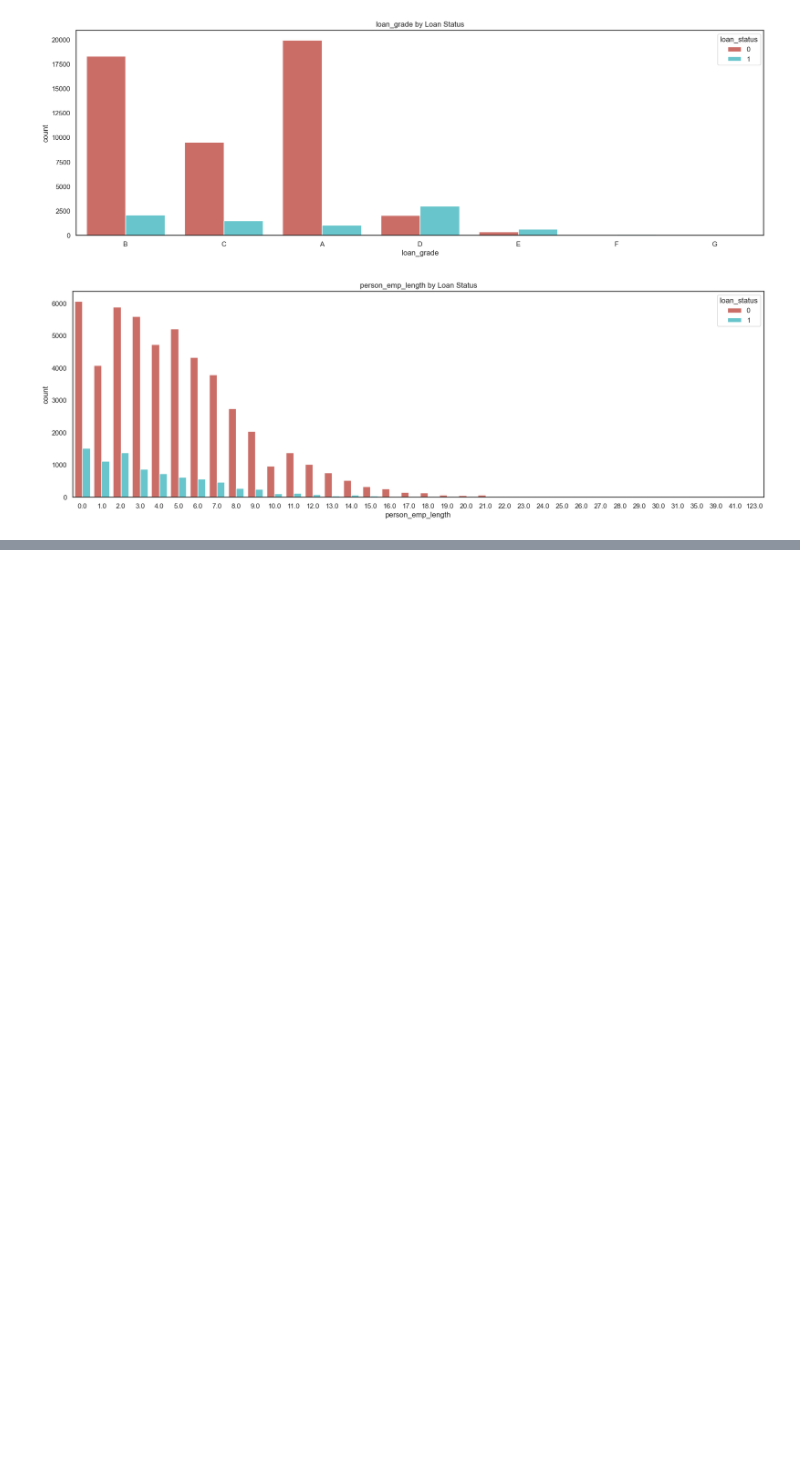
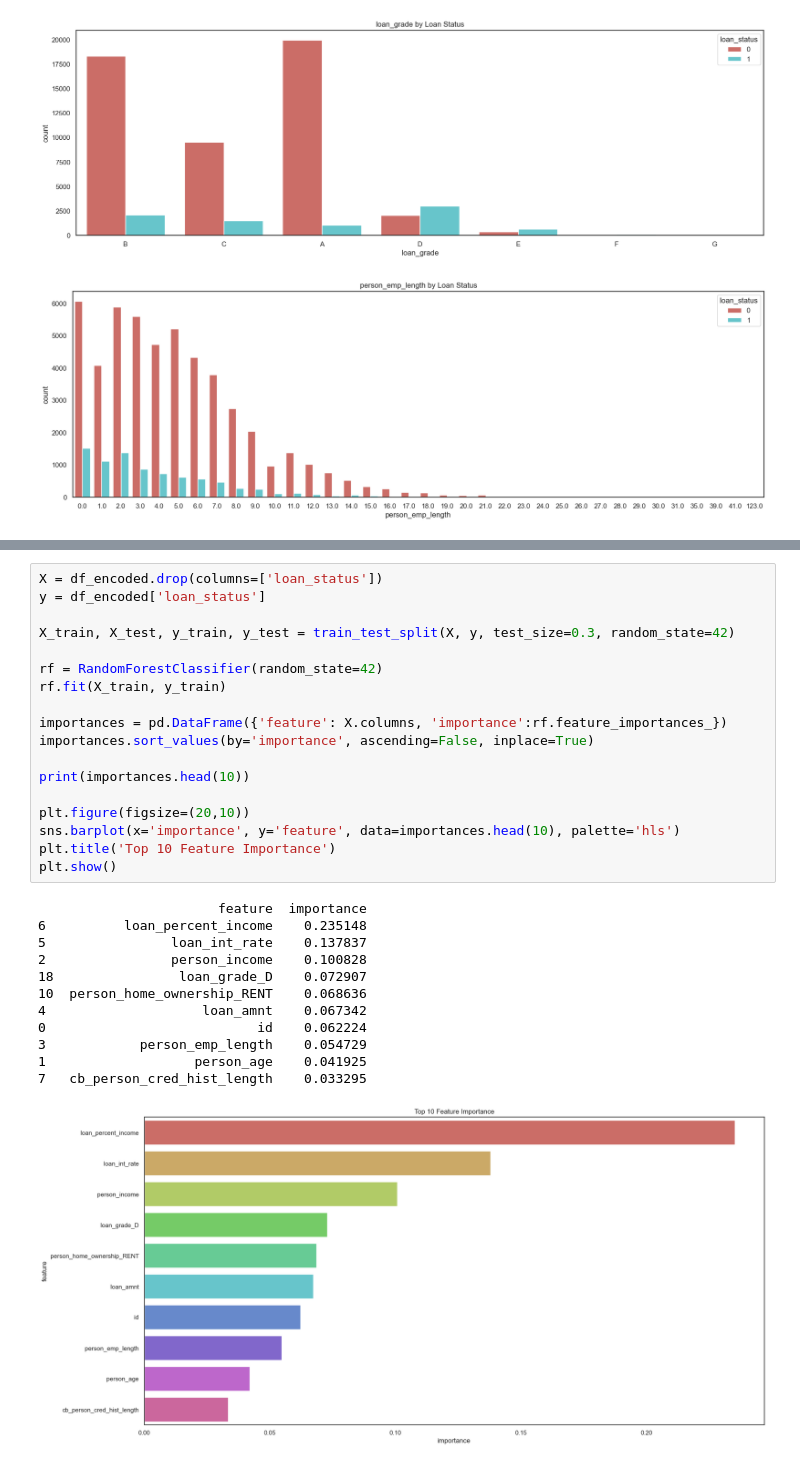
Before and after one commit to UWO-ECE-2024/9014-ML-Final, a Jupyter notebook: project.ipynb, the cells around one changed output, grey strips where cells are left out. Cells and saved outputs as stored; diff of their text form; blank space fills up the shorter version.

```diff
--- a/project.ipynb
+++ b/project.ipynb
@@ -136,0 +190,31 @@ for col in categroical_cols:
+# %%
+X = df_encoded.drop(columns=['loan_status'])
+y = df_encoded['loan_status']
+
+X_train, X_test, y_train, y_test = train_test_split(X, y, test_size=0.3, random_state=42)
+
+rf = RandomForestClassifier(random_state=42)
+rf.fit(X_train, y_train)
+
+importances = pd.DataFrame({'feature': X.columns, 'importance':rf.feature_importances_})
+importances.sort_values(by='importance', ascending=False, inplace=True)
+
+print(importances.head(10))
+
+plt.figure(figsize=(20,10))
+sns.barplot(x='importance', y='feature', data=importances.head(10), palette='hls')
+plt.title('Top 10 Feature Importance')
+plt.show()
+# %% [output]
+                       feature  importance
+6          loan_percent_income    0.235148
+5                loan_int_rate    0.137837
+2                person_income    0.100828
+18                loan_grade_D    0.072907
+10  person_home_ownership_RENT    0.068636
+4                    loan_amnt    0.067342
+0                           id    0.062224
+3            person_emp_length    0.054729
+1                   person_age    0.041925
+7   cb_person_cred_hist_length    0.033295
+[figure, added]
```
Also changed, not shown: parts of 17 cells of this notebook.
